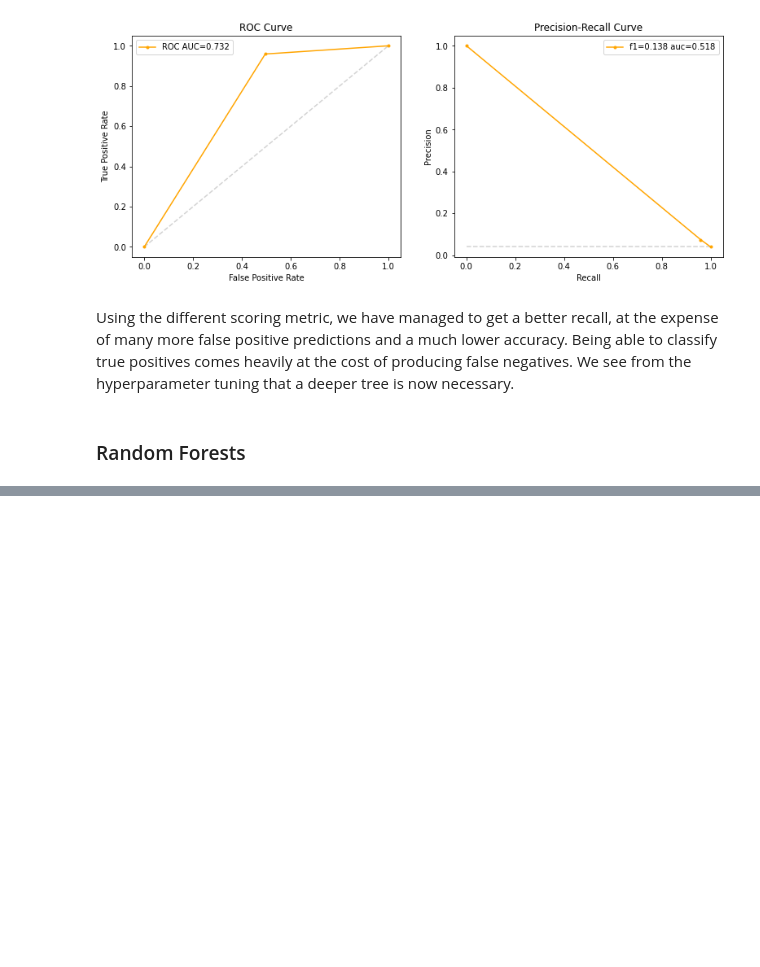
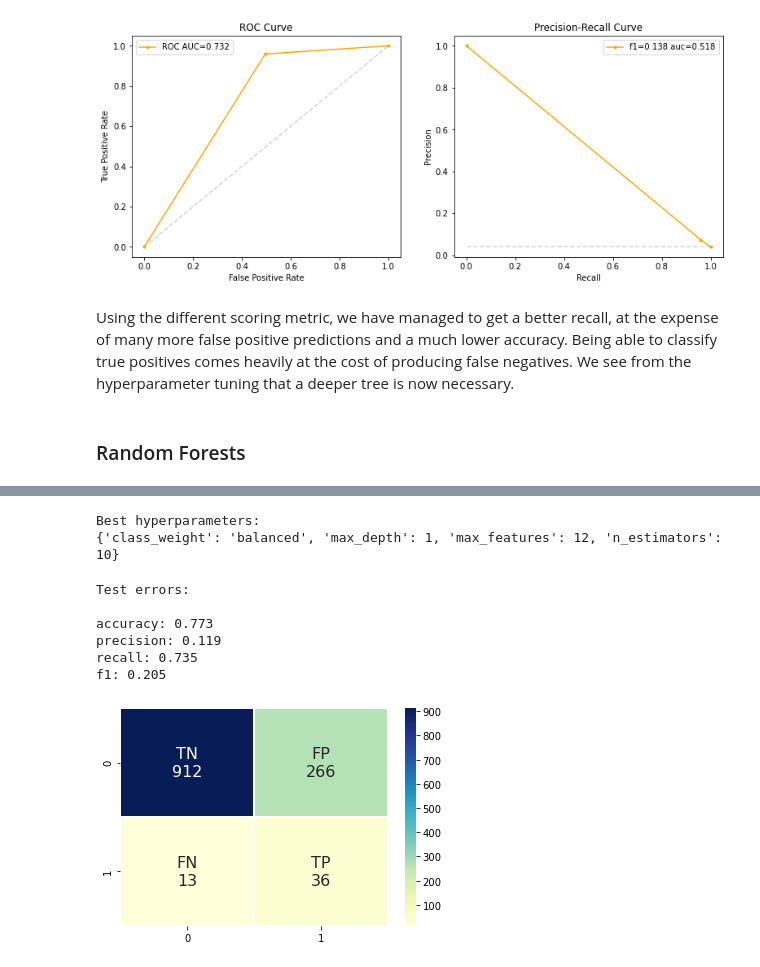
Before and after one commit to ebbeberge/stroke-classification, a Jupyter notebook: Index.ipynb, the cells around one changed output, grey strips where cells are left out. Drawn from its saved outputs; the diff is of its cells as text; code cells hidden in the pictures; blank space fills up the shorter version.

```diff
--- a/Index.ipynb
+++ b/Index.ipynb
@@ -691,0 +754,42 @@ Using the different scoring metric, we have managed to get a better recall, at t
+# %%
+# Setting up parameters
+parameters = {
+    'n_estimators': [1, 10, 30, 50, 100],
+    'max_features': ('sqrt', 8, 12),
+    'max_depth': range(1, 10),
+    'class_weight': ["balanced", "balanced_subsampled"]
+}
+
+# Creating the weighted random forest
+weighted_forest = GridSearchCV(
+    estimator=RandomForestClassifier(
+        random_state=23,
+        criterion='gini',
+        bootstrap=True
+    ),
+    param_grid=parameters,
+    scoring="balanced_accuracy",
+    n_jobs=8,
+    cv=3
+)
+
+# Fit the weighted random forest
+weighted_forest_fit = weighted_forest.fit(X_train, y_train)
+
+# Print out the best parameters
+print("Best hyperparameters:")
+print(weighted_forest.best_params_)
+# %% [output]
+Best hyperparameters:
+{'class_weight': 'balanced', 'max_depth': 1, 'max_features': 12, 'n_estimators': 10}
+# %%
+# Display test error statistics
+test_error(weighted_forest, X_test, y_test)
+# %% [output]
+Test errors:
+
+accuracy: 0.773
+precision: 0.119
+recall: 0.735
+f1: 0.205
+[figure, added]
```
Also changed, not shown: parts of 40 cells of this notebook.
